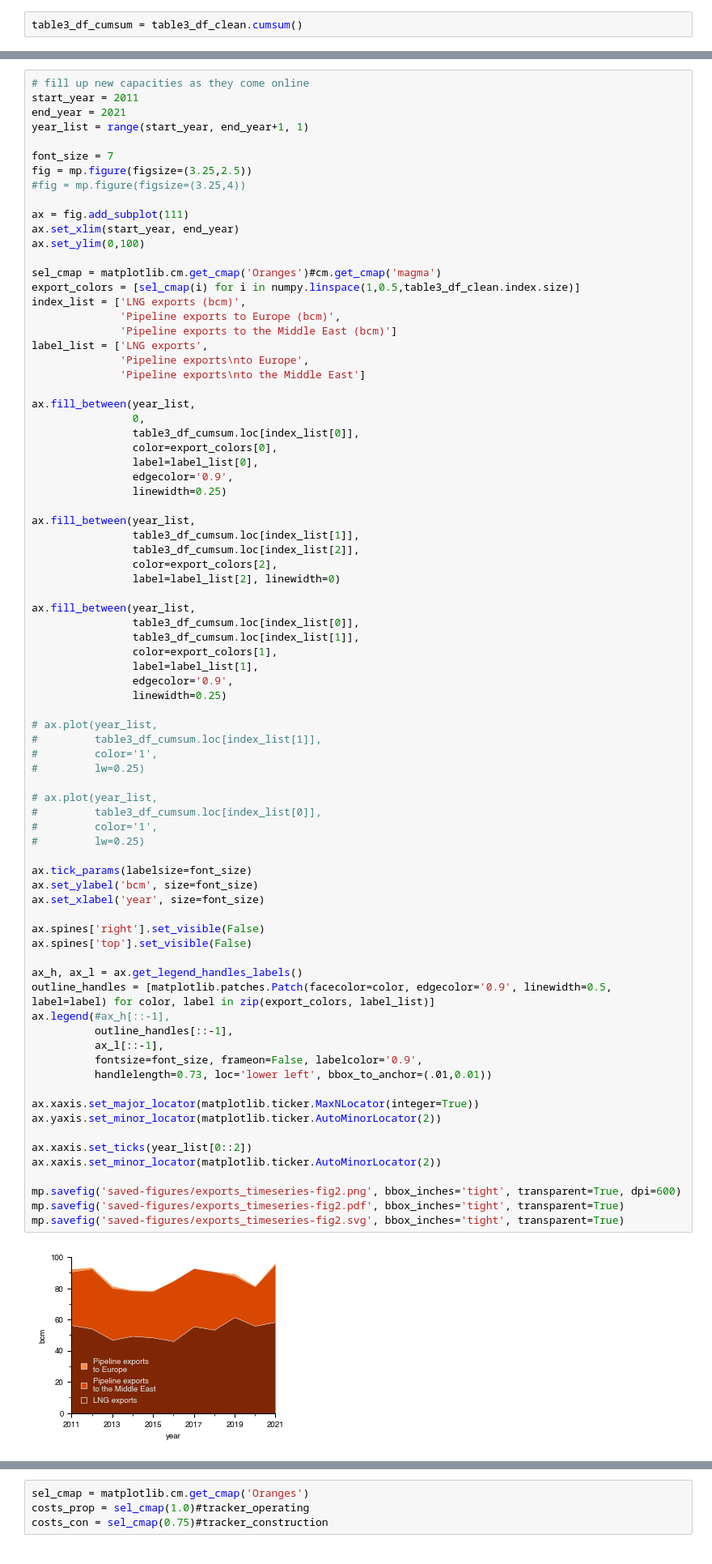
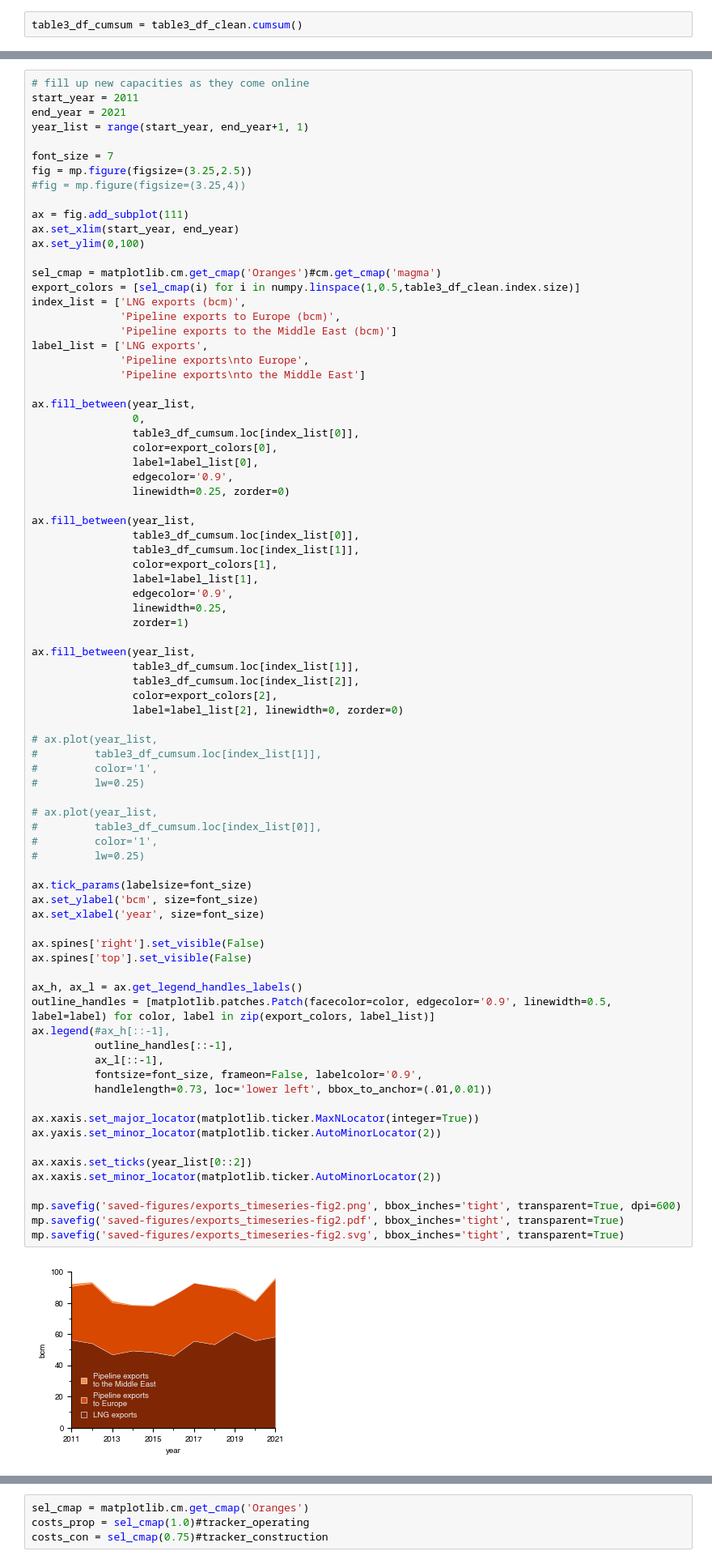
Before and after one commit to GlobalEnergyMonitor/GOIT-GGIT-research, a Jupyter notebook: africa-gas-briefing-2022/notebooks/plotting-from-tables-sheet.ipynb, the cells around one changed output, grey strips where cells are left out. Shown at 81% size. Cells and saved outputs as stored; diff of their text form.

```diff
--- a/africa-gas-briefing-2022/notebooks/plotting-from-tables-sheet.ipynb
+++ b/africa-gas-briefing-2022/notebooks/plotting-from-tables-sheet.ipynb
@@ -70,13 +70,7 @@ ax.fill_between(year_list,
                 color=export_colors[0],
                 label=label_list[0],
                 edgecolor='0.9',
-                linewidth=0.25)
-
-ax.fill_between(year_list,
-                table3_df_cumsum.loc[index_list[1]],
-                table3_df_cumsum.loc[index_list[2]],
-                color=export_colors[2],
-                label=label_list[2], linewidth=0)
+                linewidth=0.25, zorder=0)
 
 ax.fill_between(year_list,
                 table3_df_cumsum.loc[index_list[0]],
@@ -84,7 +78,14 @@ ax.fill_between(year_list,
                 color=export_colors[1],
                 label=label_list[1],
                 edgecolor='0.9',
-                linewidth=0.25)
+                linewidth=0.25,
+                zorder=1)
+
+ax.fill_between(year_list,
+                table3_df_cumsum.loc[index_list[1]],
+                table3_df_cumsum.loc[index_list[2]],
+                color=export_colors[2],
+                label=label_list[2], linewidth=0, zorder=0)
 
 # ax.plot(year_list,
 #         table3_df_cumsum.loc[index_list[1]],
@@ -94,31 +95,31 @@ ax.fill_between(year_list,
 # ax.plot(year_list,
 #         table3_df_cumsum.loc[index_list[0]],
 #         color='1',
 #         lw=0.25)
 
 ax.tick_params(labelsize=font_size)
 ax.set_ylabel('bcm', size=font_size)
 ax.set_xlabel('year', size=font_size)
 
 ax.spines['right'].set_visible(False)
 ax.spines['top'].set_visible(False)
 
 ax_h, ax_l = ax.get_legend_handles_labels()
 outline_handles = [matplotlib.patches.Patch(facecolor=color, edgecolor='0.9', linewidth=0.5, label=label) for color, label in zip(export_colors, label_list)]
 ax.legend(#ax_h[::-1],
           outline_handles[::-1],
           ax_l[::-1],
           fontsize=font_size, frameon=False, labelcolor='0.9',
           handlelength=0.73, loc='lower left', bbox_to_anchor=(.01,0.01))
 
 ax.xaxis.set_major_locator(matplotlib.ticker.MaxNLocator(integer=True))
 ax.yaxis.set_minor_locator(matplotlib.ticker.AutoMinorLocator(2))
 
 ax.xaxis.set_ticks(year_list[0::2])
 ax.xaxis.set_minor_locator(matplotlib.ticker.AutoMinorLocator(2))
 
 mp.savefig('saved-figures/exports_timeseries-fig2.png', bbox_inches='tight', transparent=True, dpi=600)
 mp.savefig('saved-figures/exports_timeseries-fig2.pdf', bbox_inches='tight', transparent=True)
 mp.savefig('saved-figures/exports_timeseries-fig2.svg', bbox_inches='tight', transparent=True)
 # %% [output]
-[figure, old version]
+[figure, new version]
```
Also changed, not shown: parts of 10 cells of this notebook, 24 other files.
